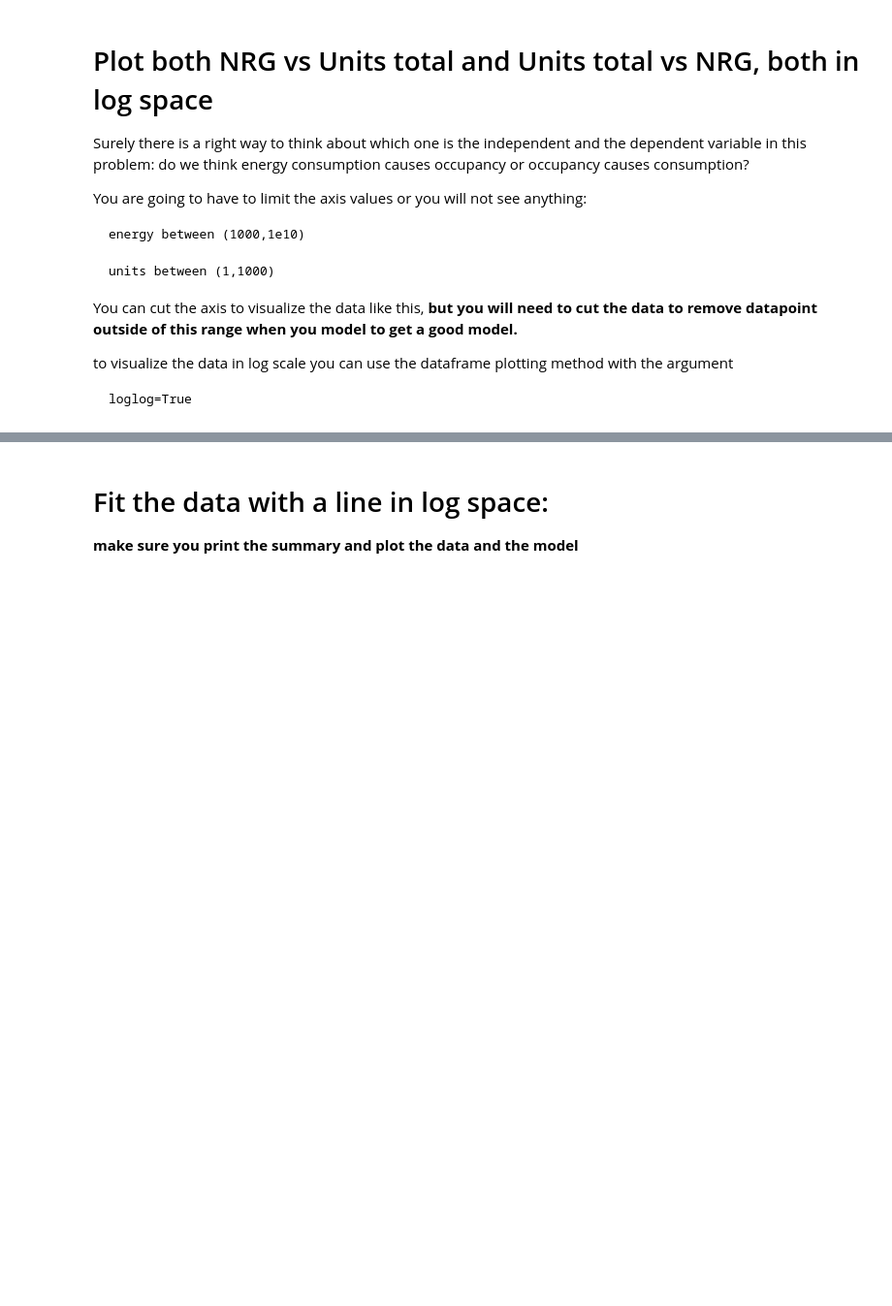
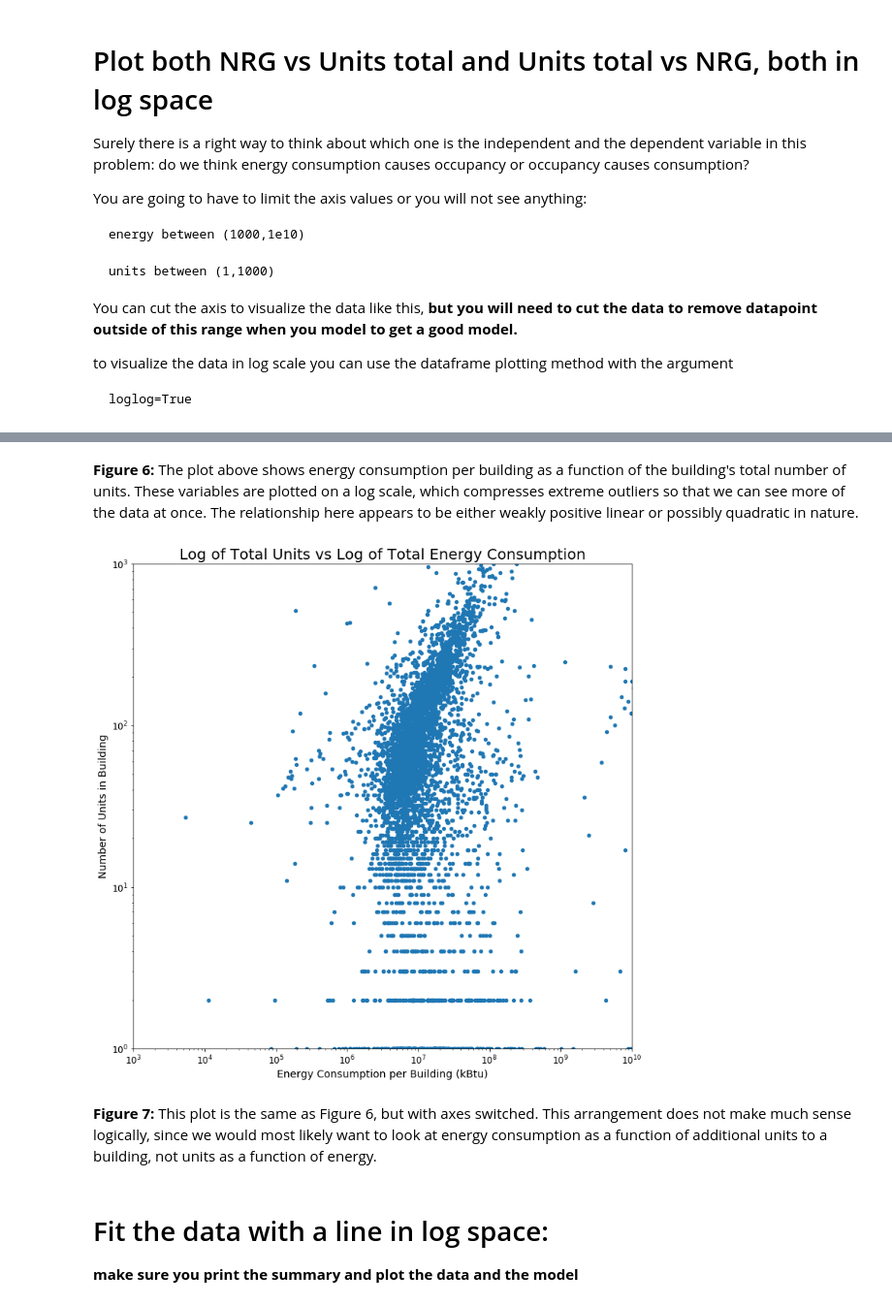
Before and after one commit to AHassler/PUI2018_ah4412, a Jupyter notebook: HW10_ah4412/Assignment2_ah4412.ipynb, the cells around one changed output, grey strips where cells are left out. Shown at 97% size. Drawn from its saved outputs; the diff is of its cells as text; code cells hidden in the pictures; blank space fills up the shorter version.

```diff
--- a/HW10_ah4412/Assignment2_ah4412.ipynb
+++ b/HW10_ah4412/Assignment2_ah4412.ipynb
@@ -407,3 +437,20 @@ Figure 7 : ...
+# %% [markdown]
+**Figure 6:** The plot above shows energy consumption per building as a function of the building's total number of units. These variables are plotted on a log scale, which compresses extreme outliers so that we can see more of the data at once. The relationship here appears to be either weakly positive linear or possibly quadratic in nature.
+# %%
+# Plot Units vs nrg
+fig = pl.figure(figsize=(12,12))
+ax = fig.add_subplot(111)
+bblnrgdata.plot(x="nrg", y="UnitsTotal", kind="scatter", loglog=True, ax=ax)
+ax.set_title('Log of Total Units vs Log of Total Energy Consumption', fontsize=20)
+ax.set_xlabel("Energy Consumption per Building (kBtu)", fontsize=14)
+ax.set_ylabel("Number of Units in Building", fontsize=14)
+ax.set_xlim([1000,1e10])
+ax.set_ylim([1,1000])
+ax.tick_params(labelsize=12)
+# %% [output]
+[figure, added]
+# %% [markdown]
+**Figure 7:** This plot is the same as Figure 6, but with axes switched. This arrangement does not make much sense logically, since we would most likely want to look at energy consumption as a function of additional units to a building, not units as a function of energy.
 # %% [markdown]
 # Fit the data with a line in log space:
 
```
Also changed, not shown: parts of 26 cells of this notebook.
